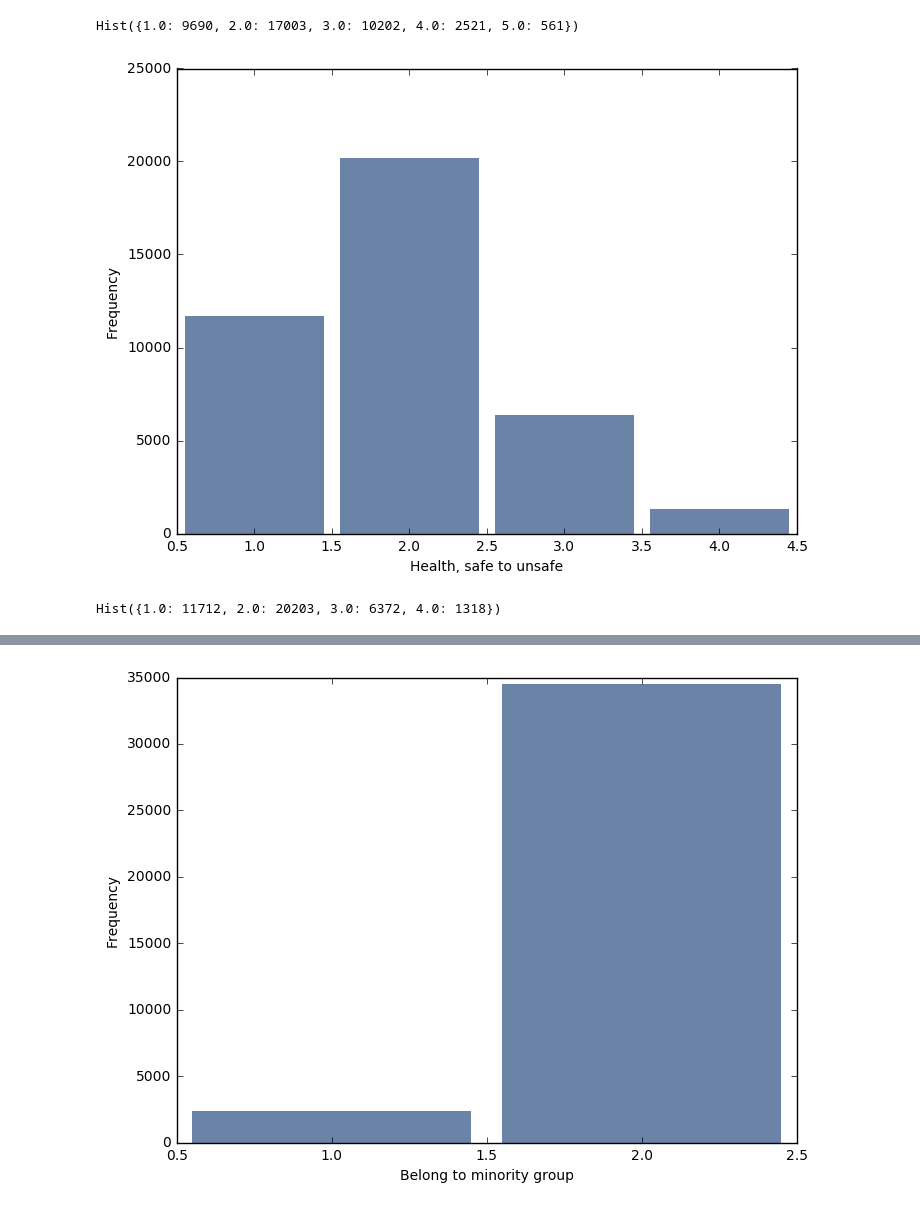
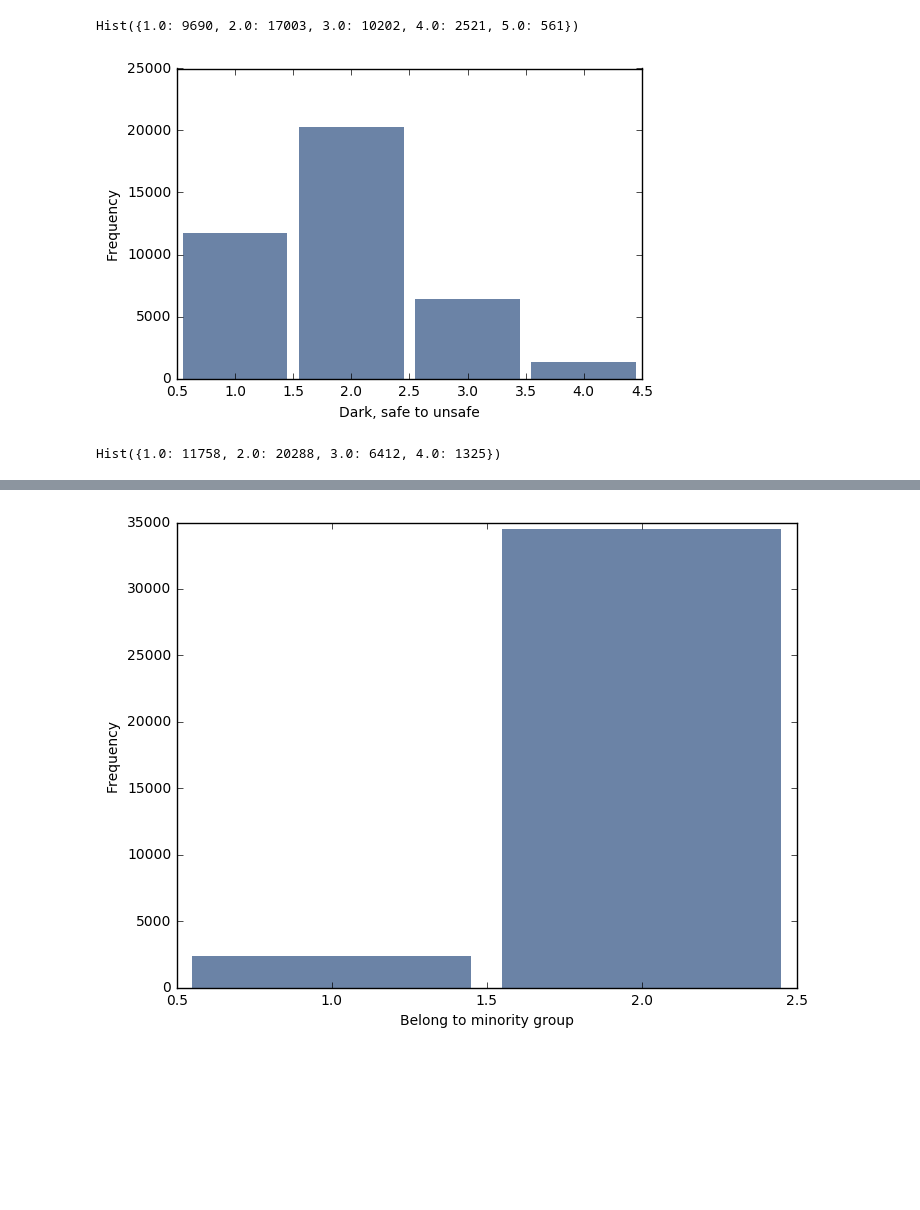
Before and after one commit to apurvaraman/DataScienceReport1, a Jupyter notebook: Report1.ipynb, the cells around one changed output, grey strips where cells are left out. Drawn from its saved outputs; the diff is of its cells as text; code cells hidden in the pictures; blank space fills up the shorter version.

```diff
--- a/Report1.ipynb
+++ b/Report1.ipynb
@@ -102,10 +166,10 @@ OurPlot(ess.health, 6, 'Health, good to bad')
 [figure]
 Hist({1.0: 9690, 2.0: 17003, 3.0: 10202, 4.0: 2521, 5.0: 561})
 # %%
-OurPlot(ess.aesfdrk, 4, 'Health, safe to unsafe')
+OurPlot(ess.aesfdrk, 4, 'Dark, safe to unsafe')
 # %% [output]
-[figure, old version]
+[figure, new version]
-Hist({1.0: 11712, 2.0: 20203, 3.0: 6372, 4.0: 1318})
+Hist({1.0: 11758, 2.0: 20288, 3.0: 6412, 4.0: 1325})
 # %%
 print(ess.aljewlv.isnull().sum())
 immjew_hist = OurPlot(ess.aljewlv, 4, 'Allow Jewish People (many to none)')
```
Also changed, not shown: parts of 11 cells of this notebook.
